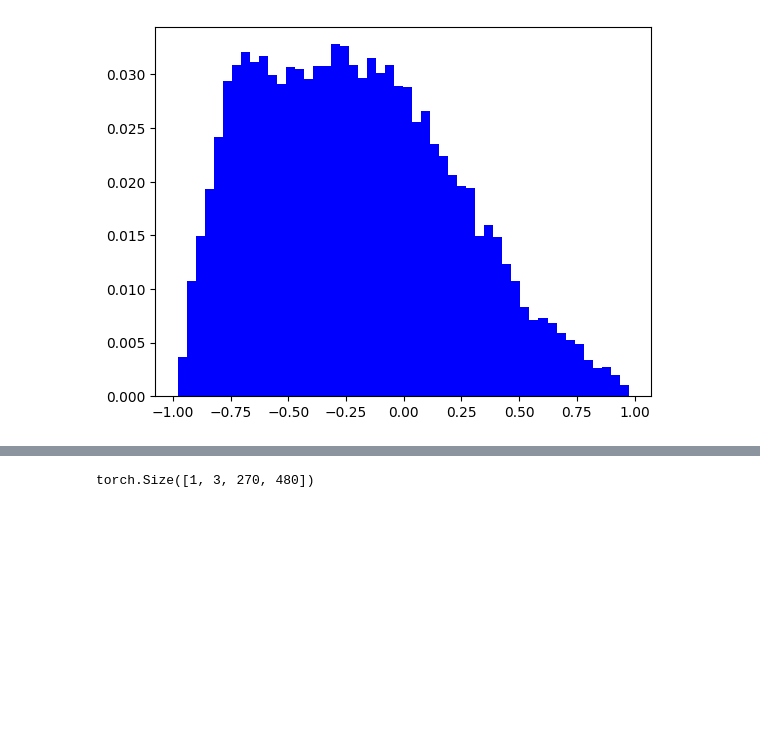
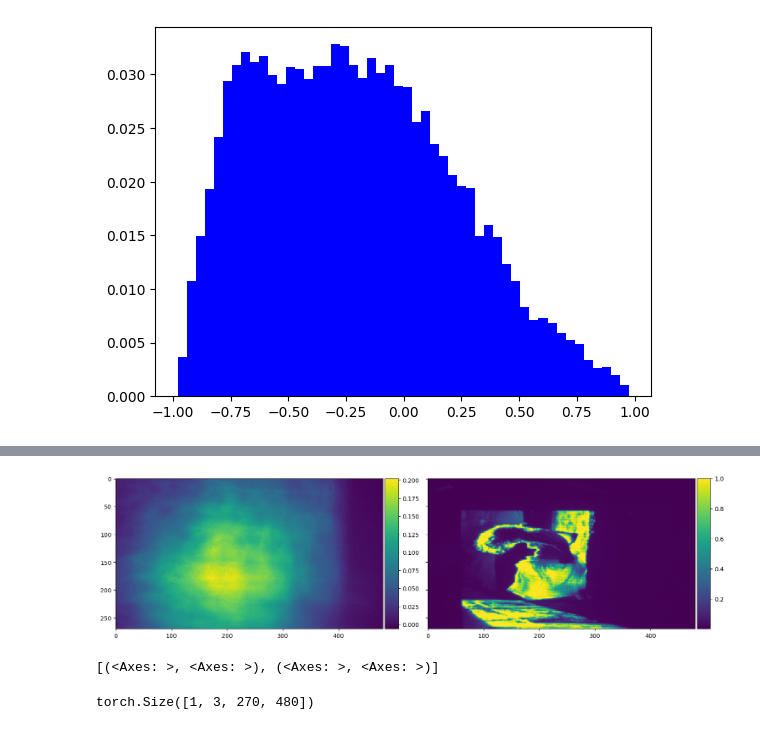
Before and after one commit to gevana/PhoCoLens, a Jupyter notebook: SVDeconv/test_weiner.ipynb, the cells around one changed output, grey strips where cells are left out. Drawn from its saved outputs; the diff is of its cells as text; code cells hidden in the pictures; blank space fills up the shorter version.

```diff
--- a/SVDeconv/test_weiner.ipynb
+++ b/SVDeconv/test_weiner.ipynb
@@ -150,3 +159,10 @@ myim(source[0]*0.5+0.5,
+# %%
+myim(source[0][2:3]*0.5+0.5,
+    target[0][2:3]*0.5+0.5,
+    torch2np=True,figsize=(15,30),colorbar=True)
+# %% [output]
+[figure, added]
+[(<Axes: >, <Axes: >), (<Axes: >, <Axes: >)]
 # %%
 fft_output = FFT(source)
 # %%
```
Also changed, not shown: parts of 9 cells of this notebook, 3 other files.
